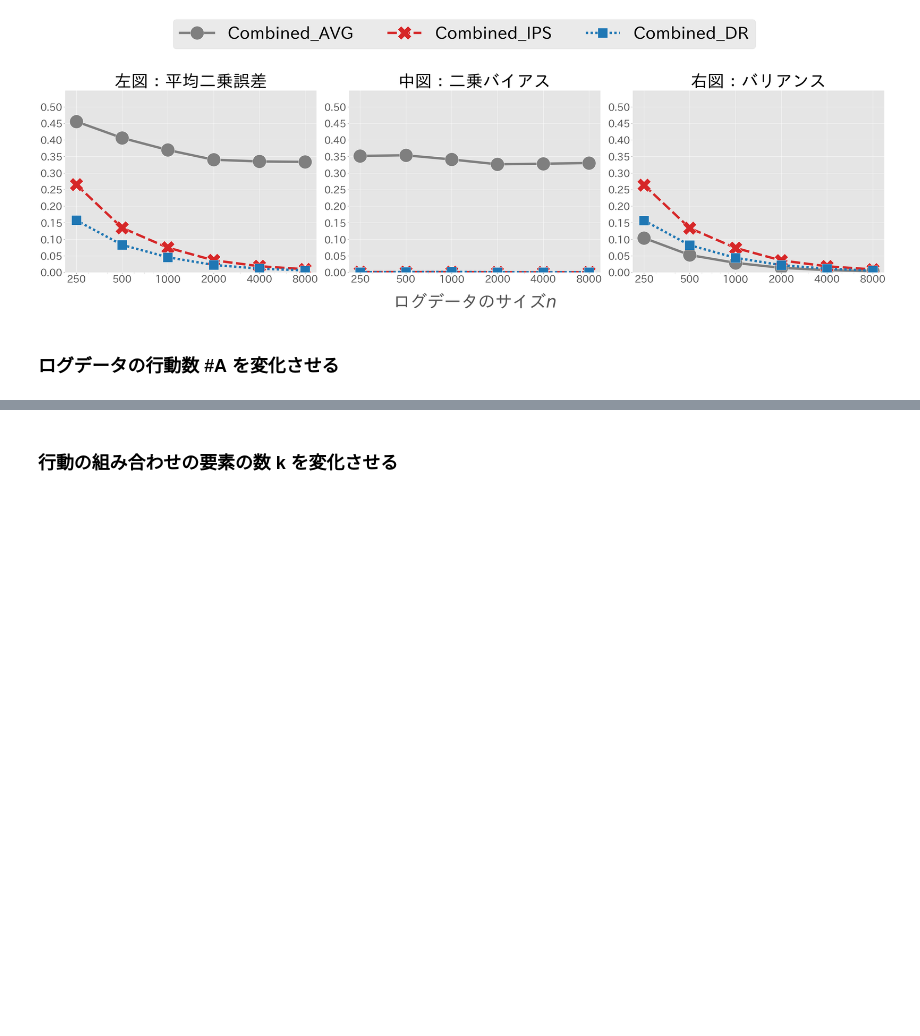
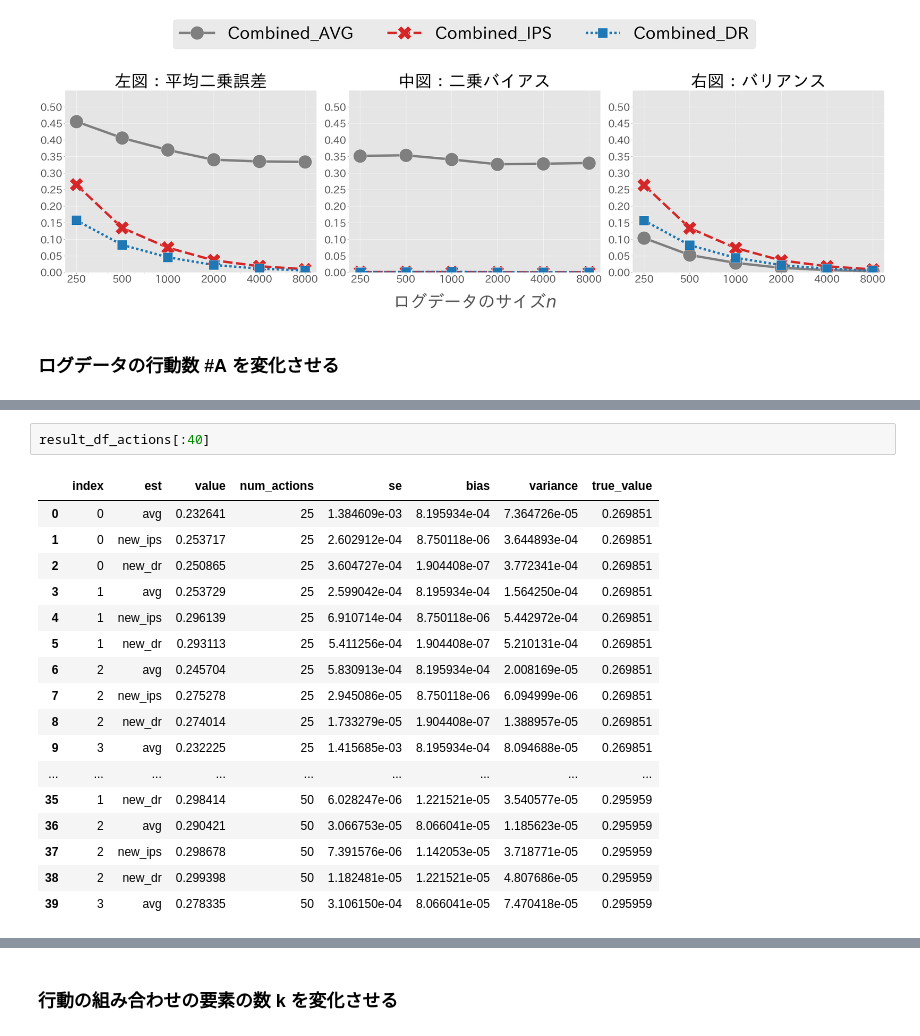
Before and after one commit to RickHub0115/Estimator-for-Offline-Policy-Evaluation-of-Recommending-Multiple-Actions-Considering-Platform-Wide-R, a Jupyter notebook: ope.ipynb, the cells around one changed output, grey strips where cells are left out. Drawn from its saved outputs; the diff is of its cells as text; blank space fills up the shorter version.

```diff
--- a/ope.ipynb
+++ b/ope.ipynb
@@ -251,0 +317,20 @@ print(result_df_actions)
+# %%
+result_df_actions[:40]
+# %% [output]
+|  | index | est | value | num_actions | se | bias | variance | true_value |
+| 0 | 0 | avg | 0.232641 | 25 | 1.384609e-03 | 8.195934e-04 | 7.364726e-05 | 0.269851 |
+| 1 | 0 | new_ips | 0.253717 | 25 | 2.602912e-04 | 8.750118e-06 | 3.644893e-04 | 0.269851 |
+| 2 | 0 | new_dr | 0.250865 | 25 | 3.604727e-04 | 1.904408e-07 | 3.772341e-04 | 0.269851 |
+| 3 | 1 | avg | 0.253729 | 25 | 2.599042e-04 | 8.195934e-04 | 1.564250e-04 | 0.269851 |
+| 4 | 1 | new_ips | 0.296139 | 25 | 6.910714e-04 | 8.750118e-06 | 5.442972e-04 | 0.269851 |
+| 5 | 1 | new_dr | 0.293113 | 25 | 5.411256e-04 | 1.904408e-07 | 5.210131e-04 | 0.269851 |
+| 6 | 2 | avg | 0.245704 | 25 | 5.830913e-04 | 8.195934e-04 | 2.008169e-05 | 0.269851 |
+| 7 | 2 | new_ips | 0.275278 | 25 | 2.945086e-05 | 8.750118e-06 | 6.094999e-06 | 0.269851 |
+| 8 | 2 | new_dr | 0.274014 | 25 | 1.733279e-05 | 1.904408e-07 | 1.388957e-05 | 0.269851 |
+| 9 | 3 | avg | 0.232225 | 25 | 1.415685e-03 | 8.195934e-04 | 8.094688e-05 | 0.269851 |
+| ... | ... | ... | ... | ... | ... | ... | ... | ... |
+| 35 | 1 | new_dr | 0.298414 | 50 | 6.028247e-06 | 1.221521e-05 | 3.540577e-05 | 0.295959 |
+| 36 | 2 | avg | 0.290421 | 50 | 3.066753e-05 | 8.066041e-05 | 1.185623e-05 | 0.295959 |
+| 37 | 2 | new_ips | 0.298678 | 50 | 7.391576e-06 | 1.142053e-05 | 3.718771e-05 | 0.295959 |
+| 38 | 2 | new_dr | 0.299398 | 50 | 1.182481e-05 | 1.221521e-05 | 4.807686e-05 | 0.295959 |
+| 39 | 3 | avg | 0.278335 | 50 | 3.106150e-04 | 8.066041e-05 | 7.470418e-05 | 0.295959 |
```
Also changed, not shown: parts of 20 cells of this notebook, 2 other files.
